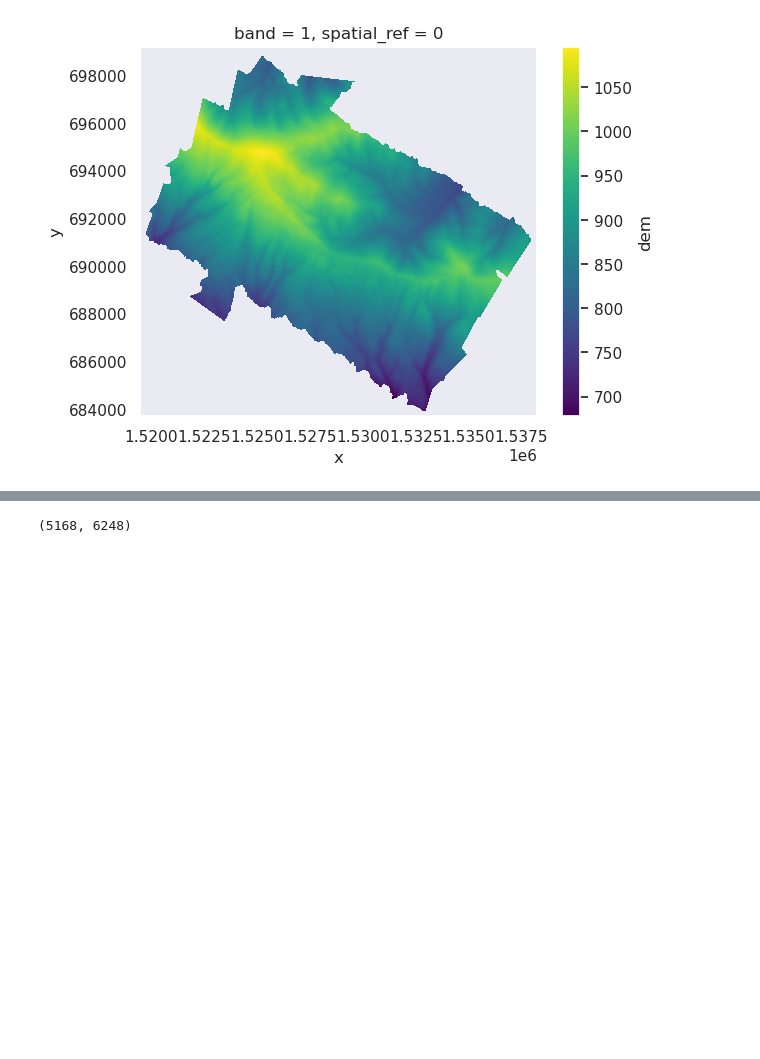
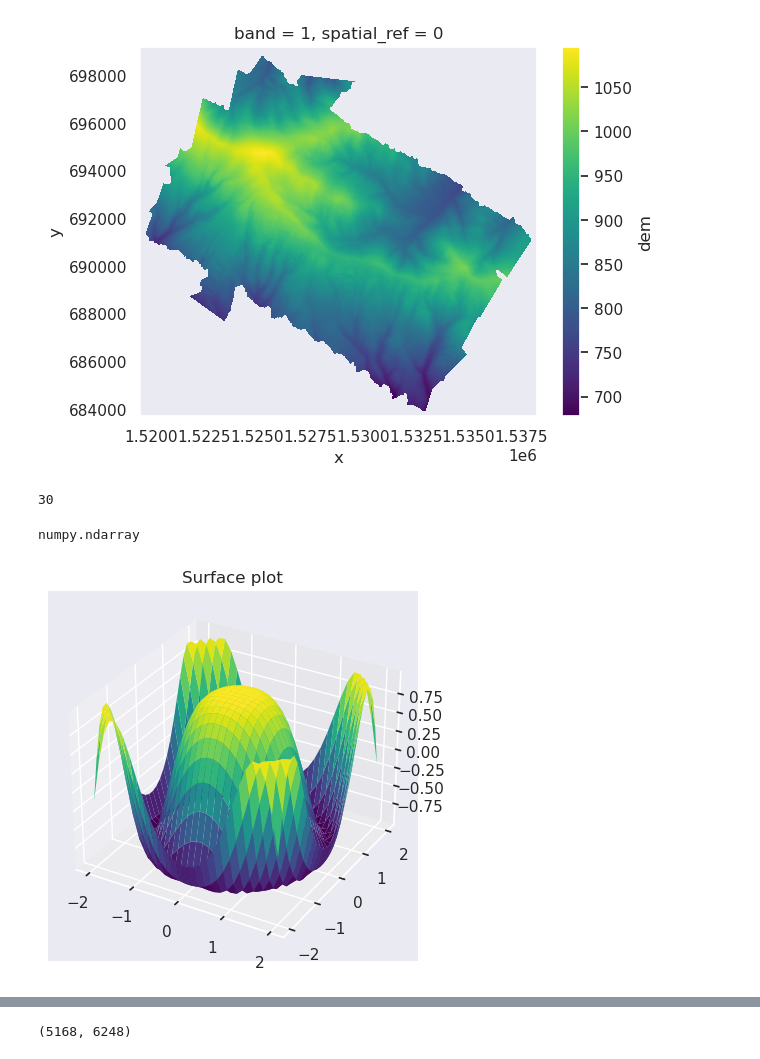
Before and after one commit to cassielumbrazo/NCALM_raster_analysis, a Jupyter notebook: lidar_analysis/AllSites_plots_2.ipynb, the cells around one changed output, grey strips where cells are left out. Drawn from its saved outputs; the diff is of its cells as text; code cells hidden in the pictures; blank space fills up the shorter version.

```diff
--- a/lidar_analysis/AllSites_plots_2.ipynb
+++ b/lidar_analysis/AllSites_plots_2.ipynb
@@ -42,5 +100,26 @@ ds_ce.dem.plot()
 # %% [output]
 <matplotlib.collections.QuadMesh at 0x...>
 [figure]
+# %%
+len(x)
+# %% [output]
+30
+# %%
+type(z)
+# %% [output]
+numpy.ndarray
+# %%
+x = np.outer(np.linspace(-2, 2, 30), np.ones(30))
+y = x.copy().T # transpose
+z = np.cos(x ** 2 + y ** 2)
+
+fig = plt.figure()
+ax = plt.axes(projection='3d')
+
+ax.plot_surface(x, y, z,cmap='viridis', edgecolor='none')
+ax.set_title('Surface plot')
+plt.show()
+# %% [output]
+[figure, added]
 # %%
 X, Y = np.meshgrid(X, Y)
```
Also changed, not shown: parts of 23 cells of this notebook, 3 other files.
